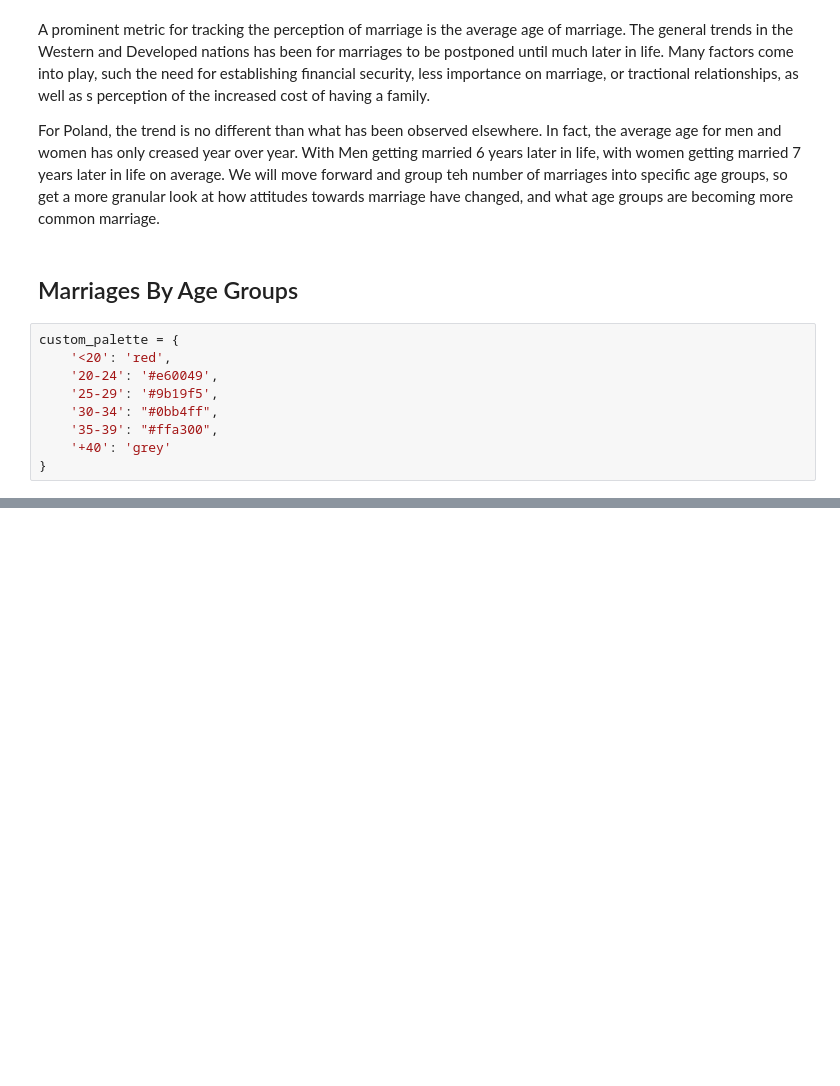
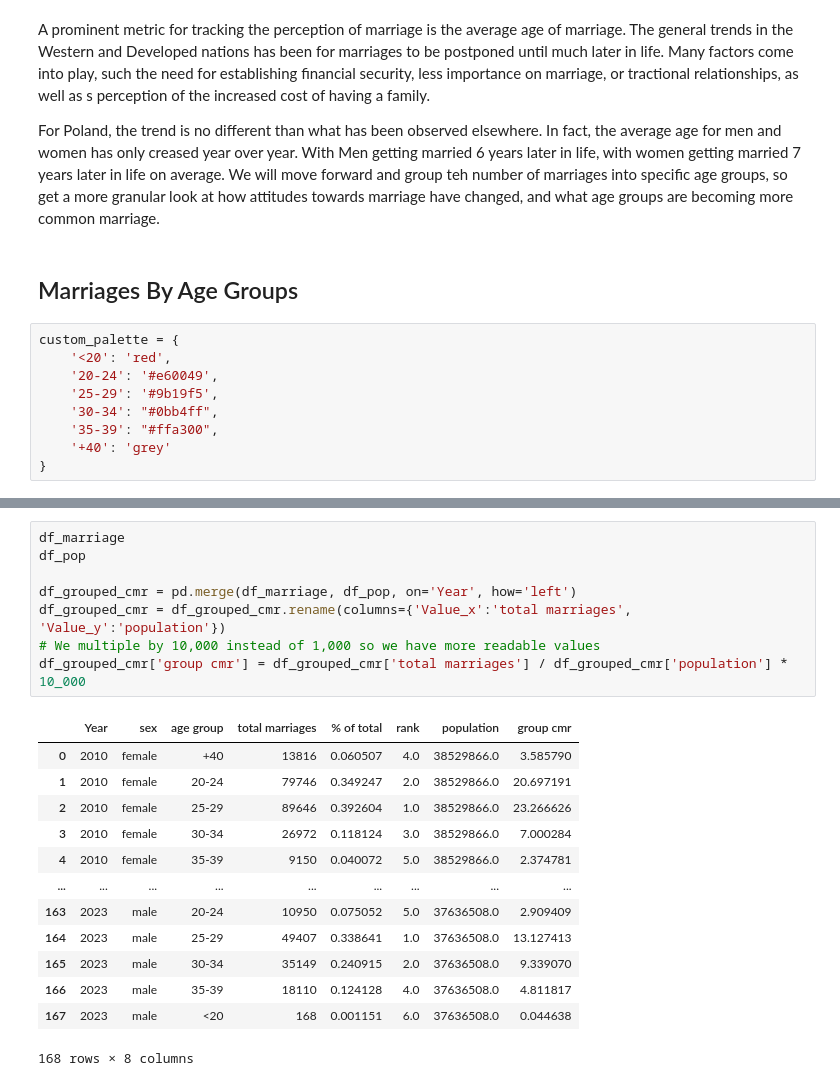
Before and after one commit to JGundisalvus/portfolio, a Jupyter notebook: polish_marriage_demographics/data_exploration.ipynb, the cells around one changed output, grey strips where cells are left out. Cells and saved outputs as stored; diff of their text form; blank space fills up the shorter version.

```diff
--- a/polish_marriage_demographics/data_exploration.ipynb
+++ b/polish_marriage_demographics/data_exploration.ipynb
@@ -521,0 +530,22 @@ For men the trend is very similar. Marriages by men in early twenties has droppe
+# %%
+df_marriage
+df_pop
+
+df_grouped_cmr = pd.merge(df_marriage, df_pop, on='Year', how='left')
+df_grouped_cmr = df_grouped_cmr.rename(columns={'Value_x':'total marriages', 'Value_y':'population'})
+# We multiple by 10,000 instead of 1,000 so we have more readable values
+df_grouped_cmr['group cmr'] = df_grouped_cmr['total marriages'] / df_grouped_cmr['population'] * 10_000
+# %% [output]
+|  | Year | sex | age group | total marriages | % of total | rank | population | group cmr |
+| 0 | 2010 | female | +40 | 13816 | 0.060507 | 4.0 | 38529866.0 | 3.585790 |
+| 1 | 2010 | female | 20-24 | 79746 | 0.349247 | 2.0 | 38529866.0 | 20.697191 |
+| 2 | 2010 | female | 25-29 | 89646 | 0.392604 | 1.0 | 38529866.0 | 23.266626 |
+| 3 | 2010 | female | 30-34 | 26972 | 0.118124 | 3.0 | 38529866.0 | 7.000284 |
+| 4 | 2010 | female | 35-39 | 9150 | 0.040072 | 5.0 | 38529866.0 | 2.374781 |
+| ... | ... | ... | ... | ... | ... | ... | ... | ... |
+| 163 | 2023 | male | 20-24 | 10950 | 0.075052 | 5.0 | 37636508.0 | 2.909409 |
+| 164 | 2023 | male | 25-29 | 49407 | 0.338641 | 1.0 | 37636508.0 | 13.127413 |
+| 165 | 2023 | male | 30-34 | 35149 | 0.240915 | 2.0 | 37636508.0 | 9.339070 |
+| 166 | 2023 | male | 35-39 | 18110 | 0.124128 | 4.0 | 37636508.0 | 4.811817 |
+| 167 | 2023 | male | <20 | 168 | 0.001151 | 6.0 | 37636508.0 | 0.044638 |
+168 rows × 8 columns
```
Also changed, not shown: parts of 7 cells of this notebook, 1 other file.
